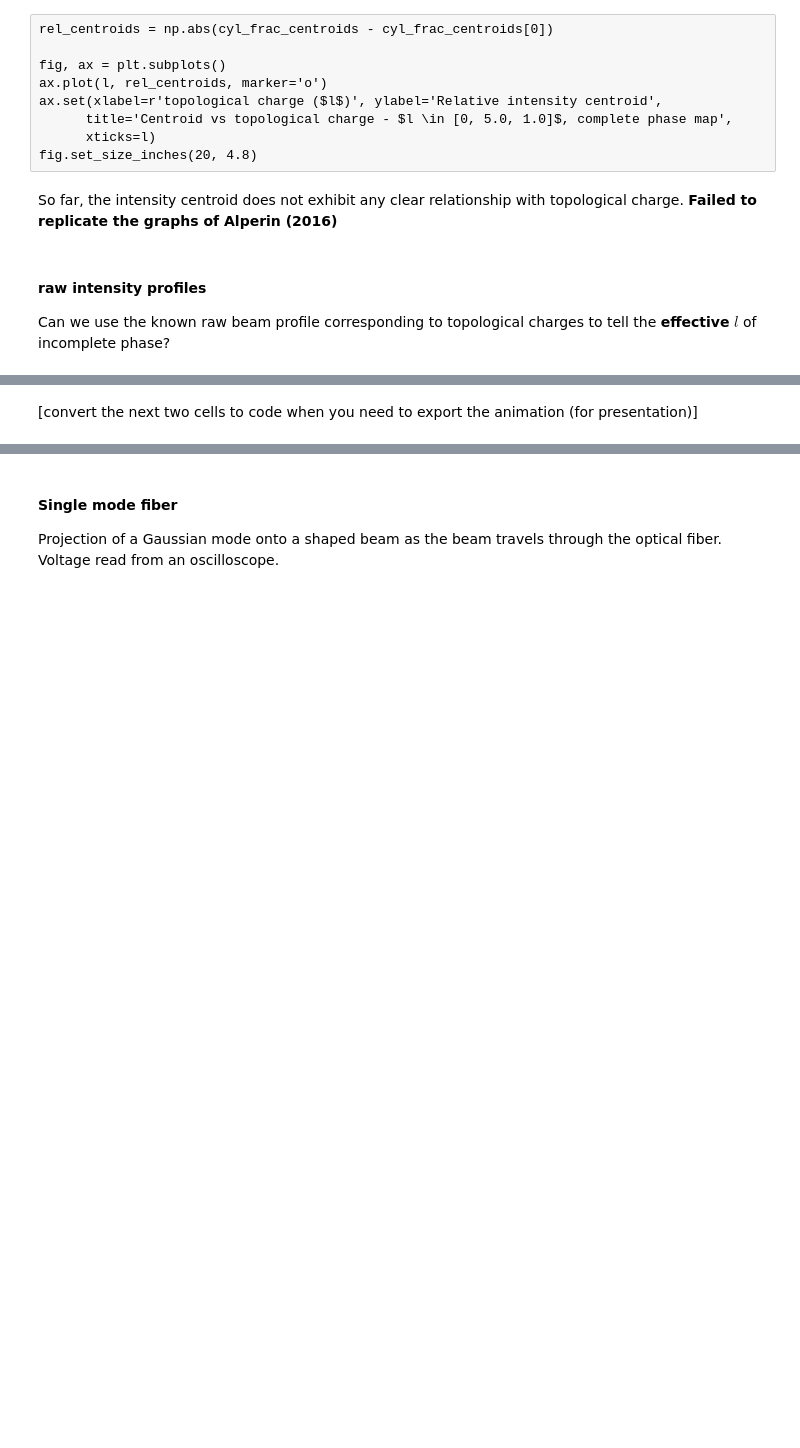
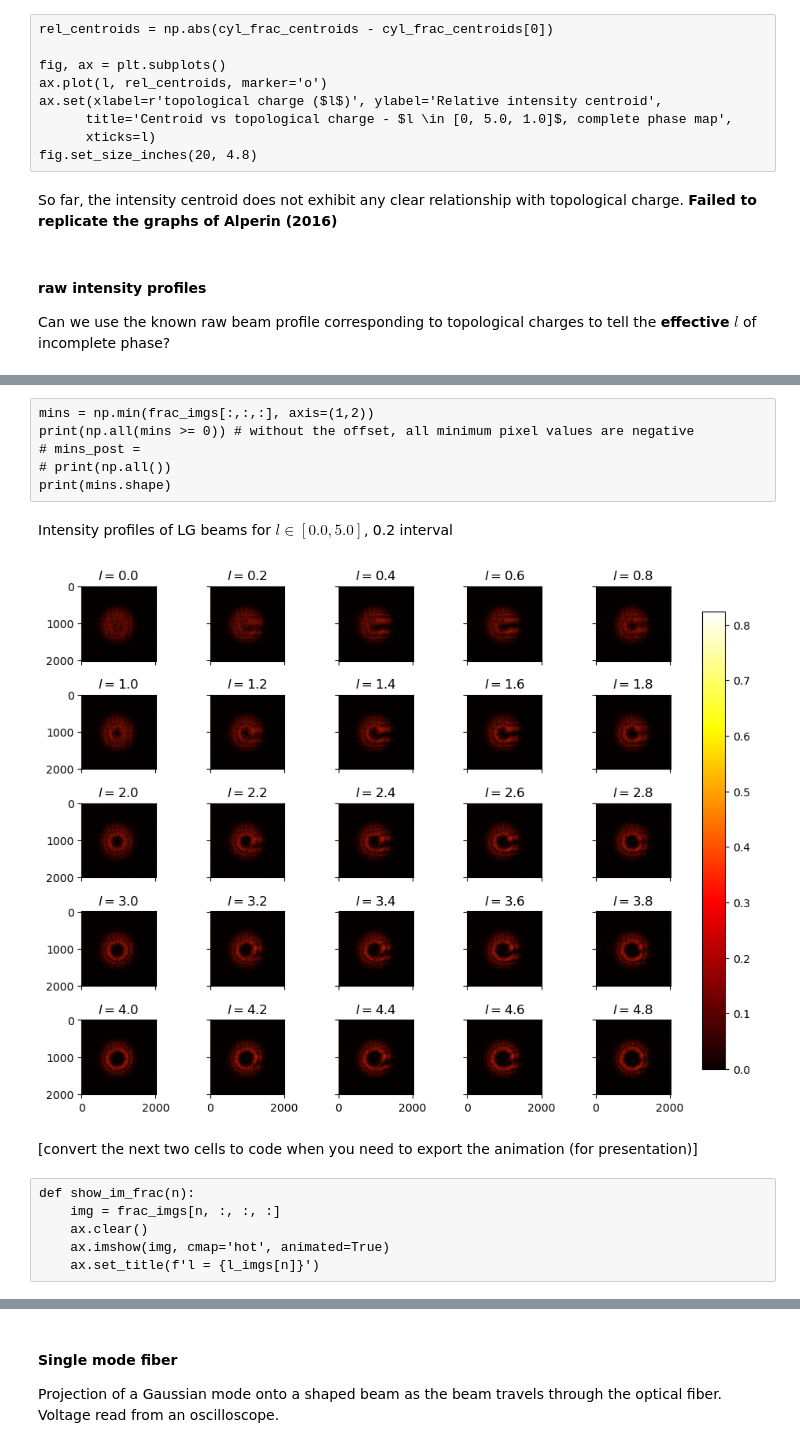
Before and after one commit to mimmphi/SPP24-frac-vortex-Gaussian, a Jupyter notebook: SLM_holes.ipynb, the cells around one changed output, grey strips where cells are left out. Drawn from its saved outputs; the diff is of its cells as text; code cells hidden in the pictures; blank space fills up the shorter version.

Commit message:
Changes to figures of setup, profiles
condensed the setup vertically. for intensity profiles: changed their tiling in a grid, corrected labels

```diff
--- a/SLM_holes.ipynb
+++ b/SLM_holes.ipynb
@@ -54,0 +34,24 @@ def store_imgs(folder, l_min, l_max, l_inc, p1_min, p1_max=1):
+# %%
+def store_imgs(folder, l_min, l_max, l_inc, proc=False):
+    n = int((l_max - l_min) / l_inc + 1)
+    l_imgs = np.round(np.linspace(start=l_min, stop=l_max, num=n), 2)
+
+    imgs = []
+
+    if proc==False:
+        for l_i in l_imgs:
+            img = plt.imread(f'{folder}/l={l_i}, P1=1.0.png')
+
+            imgs.append(img)    # add the processed image to the list
+    else:
+        bg = rgb_to_gray(folder=folder, l='bg', P1='')
+        for l_i in l_imgs:
+            img = rgb_to_gray(folder=folder, l=l_i, P1=1.0)
+            img -= bg           # subtract background
+            img -= np.min(img) # offset the negative values - normalize minimum to 0
+            img /= np.max(img)  # normalize maximum to 1
+
+            imgs.append(img)    # add the processed image to the list
+
+    imgs = np.array(imgs) # convert list to array for easy indexing
+    return imgs
@@ -305,0 +291,2 @@ fig.suptitle('Intensity profiles of LG beams for $l \in [3.0,5.0]$, 0.1 interval
+# %%
+raw_frac_imgs = store_imgs(folder='05-02-2024 NEW frac l complete', l_min=0.0, l_max=5.0, l_inc=0.2, proc=False)
@@ -306,2 +309,28 @@ fig.suptitle('Intensity profiles of LG beams for $l \in [3.0,5.0]$, 0.1 interval
+# %% [raw]
+mins = np.min(frac_imgs[:,:,:], axis=(1,2))
+print(np.all(mins >= 0)) # without the offset, all minimum pixel values are negative
+# mins_post =
+# print(np.all())
+print(mins.shape)
+# %% [markdown]
+Intensity profiles of LG beams for $l \in [0.0,5.0]$, 0.2 interval
+# %%
+%matplotlib inline
+lnum = raw_frac_imgs.shape[0] #26
+
+fig, axs = plt.subplots(5, lnum//5, layout='constrained', gridspec_kw={'wspace':0.1, 'hspace':0.1},
+                        figsize=(9, 7), sharex=True, sharey=True)
+A = axs.flat
+for i, ax in enumerate(axs.flat):
+    im = ax.imshow(raw_frac_imgs[i, :, :, :], cmap='hot')
+    # im = ax.imshow(frac_imgs[i, :, :], cmap='hot')
+    ax.set_title(f'$l=${np.round(i*0.2, 2)}')
+
+# default fig size: [6.4, 4.8]
+fig.colorbar(im, ax=axs, shrink=0.9, pad=0.03)
+
+fig.savefig('I.pdf')
+# %% [output]
+[figure, added]
 # %% [markdown]
 [convert the next two cells to code when you need to export the animation (for presentation)]
@@ -323,0 +337,6 @@ animate.save(filename='frac_l.gif', writer='pillow')
+# %% [raw]
+def show_im_frac(n):
+    img = frac_imgs[n, :, :, :]
+    ax.clear()
+    ax.imshow(img, cmap='hot', animated=True)
+    ax.set_title(f'l = {l_imgs[n]}')
```
Also changed, not shown: parts of 21 cells of this notebook, 7 other files.
